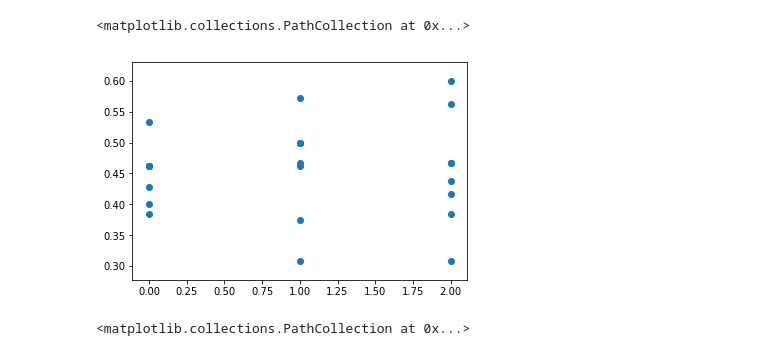
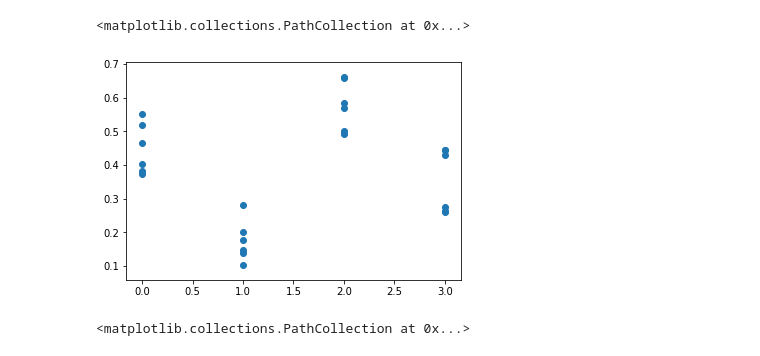
Before and after one commit to mattthelee/MicroRTS-agent, a Jupyter notebook: Code/Analyse Logs.ipynb, the cells around one changed output. Cells and saved outputs as stored; diff of their text form; code cells hidden in the pictures.

```diff
--- a/Code/Analyse Logs.ipynb
+++ b/Code/Analyse Logs.ipynb
@@ -55,8 +55,8 @@ tieMatrixPositions = []
 winnerPositions = []
 timeoutMatrixPositions = []
 crashMatrixPositions = []
-
-with open('validate-backup.log') as file:
+filename = '10iterations.log'
+with open(filename) as file:
     for lineNumber,data in enumerate(file):
         if 'InertiaCycles: ' in data:
             inertiaCycles.append(int(data.split(' ')[-1]))
@@ -91,7 +91,7 @@ tieMatrices = []
 timeoutMatrices = []
 crashMatrices = []
 
-with open('validate-backup.log') as file:
+with open(filename) as file:
     lines = file.readlines()
     for i in winnerPositions:
         if i == -1:
@@ -168,8 +159,8 @@ print(tournamentArray)
 # %%
-plt.scatter(tournamentArray[:,1],tournamentArray[:,-1])
+plt.scatter(tournamentArray[:,0],tournamentArray[:,-1])
 # %% [output]
 <matplotlib.collections.PathCollection at 0x...>
-[figure, old version]
+[figure, new version]
 # %%
 #N.B start time of the latest tournament run was 18:05 on Sunday.
 # %% [output]
```
Also changed, not shown: parts of 6 cells of this notebook, 1 other file.
